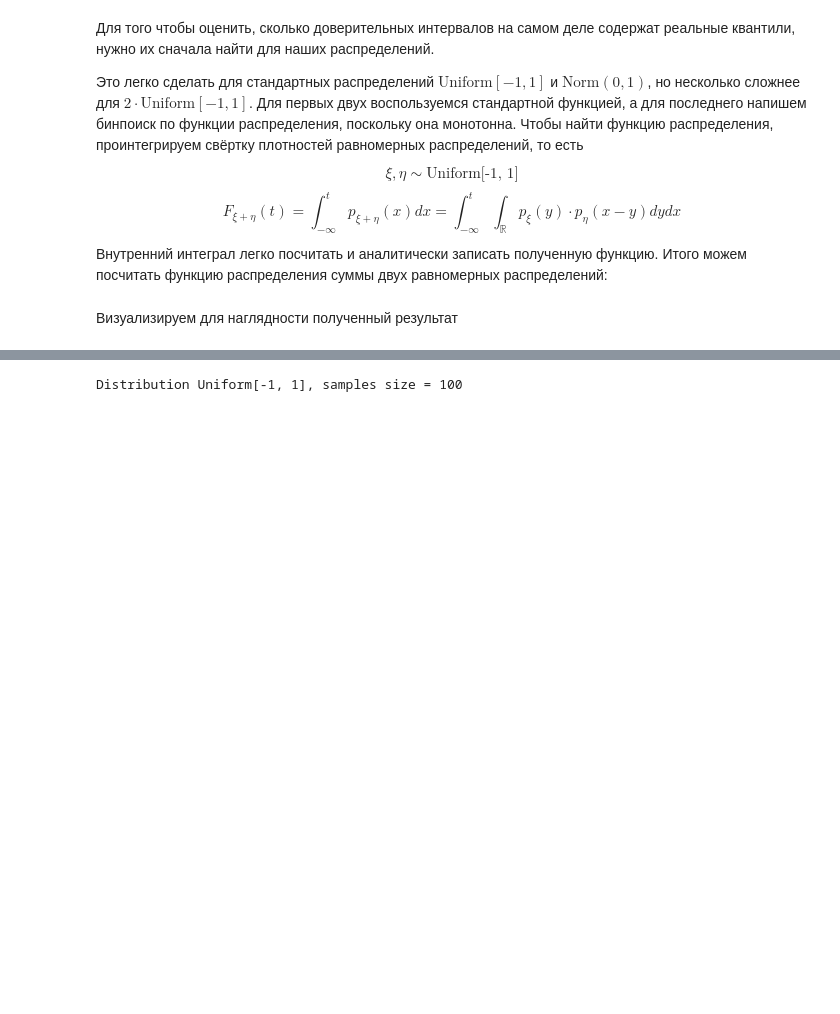
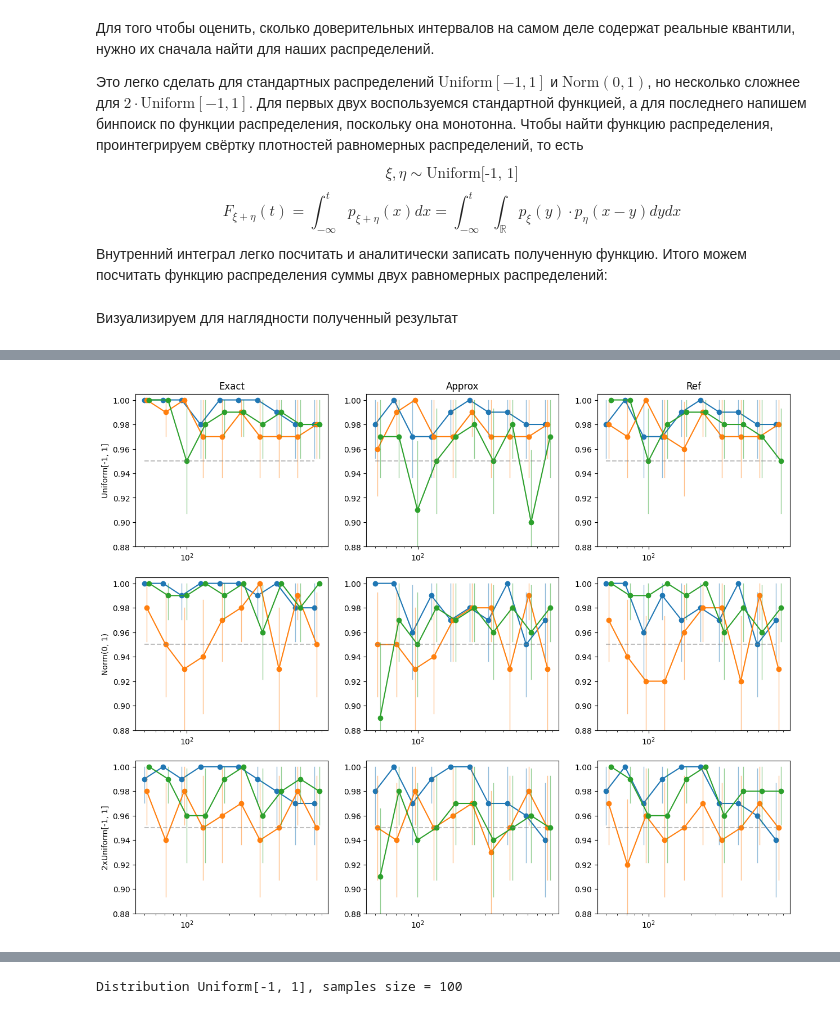
Before and after one commit to sergfedchin/hse-applied-statistics-methods, a Jupyter notebook: practice/pr04.ipynb, the cells around one changed output, grey strips where cells are left out. Drawn from its saved outputs; the diff is of its cells as text; code cells hidden in the pictures; blank space fills up the shorter version.

```diff
--- a/practice/pr04.ipynb
+++ b/practice/pr04.ipynb
@@ -44,12 +44,12 @@ PERCENTILE = ((1 - P) / 2) * 100
 norm_quantile = sps.norm(loc=0, scale=1).ppf((1 + P) / 2)
 ANALYTICAL_EXPECTATION = 0
 ANALYTICAL_MEDIAN = 0
-ITERATIONS = 10 ** 3
+ITERATIONS = 10 ** 4
 BOOTSTRAP_SIZE = 1000
 # NS = [10, 100, 500]
-min_sample_size = 10
-max_sample_size = 500
-num_of_sample_sizes = 3
+min_sample_size = 50
+max_sample_size = 2000
+num_of_sample_sizes = 7
 BASE = 5
 # NS = list(map(int, np.linspace(min_sample_size, max_sample_size, num_of_sample_sizes)))
 NS = list(map(int, np.logspace(base=BASE, start=math.log(min_sample_size, BASE), stop=math.log(max_sample_size, BASE), num=num_of_sample_sizes)))
@@ -242,0 +240,19 @@ print(QUANTILE_VALUES)
+# %%
+shift_coefficient = 1 / 40  # so that confidence intervals of different color do not overlap
+_, axis = plt.subplots(3, NUM_METHODS, figsize=(5 * NUM_METHODS, 4 * len(distros)))
+for i, d in enumerate(distros):
+    for method_id, method in enumerate(methods):
+        for p_id, p in enumerate(QUANTILES):
+            for interval_id, interval in enumerate(results[d][method + "_intervals"][p_id]):
+                axis[i][method_id].plot([math.pow(BASE, math.log(NS[interval_id], BASE) + p_id * shift_coefficient)] * 2, list(interval), color='C'+str(p_id), alpha=.5, linewidth=1)
+
+            axis[i][method_id].plot([math.pow(BASE, math.log(n, BASE) + p_id * shift_coefficient) for n in NS], results[d][method + "_points"][p_id], '-o', color='C'+str(p_id), alpha=1)
+        axis[i][method_id].plot(NS, [0.95] * len(NS), color='gray', alpha=.5, linestyle='--')
+        axis[i][method_id].set_xscale('log')
+        axis[i][method_id].set_ylim([0.88, 1.005])
+        axis[0][method_id].title.set_text(method.capitalize())
+    axis[i][0].set_ylabel(d)
+
+plt.show()
+# %% [output]
+[figure, added]
```
Also changed, not shown: parts of 12 cells of this notebook.
